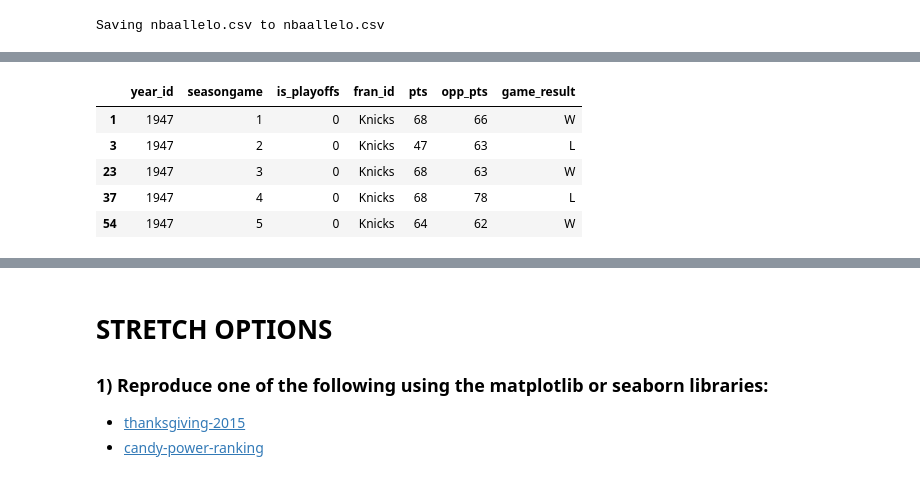
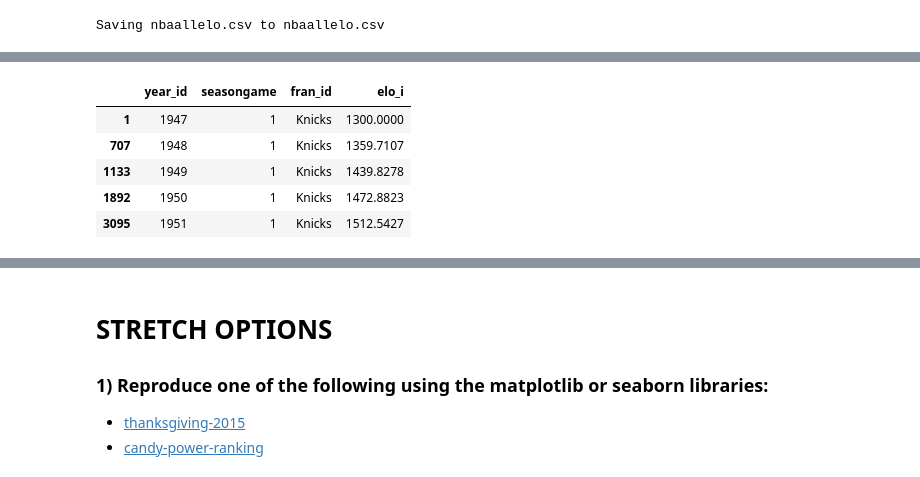
Before and after one commit to henryspg/DS-Unit-1-Sprint-1-Data-Wrangling-and-Storytelling, a Jupyter notebook: LS_DS_114_Make_Explanatory_Visualizations_Assignment_henry.ipynb, the cells around one changed output, grey strips where cells are left out. Cells and saved outputs as stored; diff of their text form; code cells hidden in the pictures.

```diff
--- a/LS_DS_114_Make_Explanatory_Visualizations_Assignment_henry.ipynb
+++ b/LS_DS_114_Make_Explanatory_Visualizations_Assignment_henry.ipynb
@@ -40,7 +40,7 @@ uploaded = files.upload()      ###  RUN first,  and then  Chese FILES !!!
 [interactive output not drawn]
 Saving nbaallelo.csv to nbaallelo.csv
 # %%
-df = pd.read_csv('nbaallelo.csv')
+df = pd.read_csv('nbaallelo.csv', usecols=['year_id', 'seasongame', 'fran_id', 'elo_i' ])
 
 print(df.shape)
 df.head()
@@ -66,12 +55,13 @@ df1.head()
 # %%
-# Want to show KNICKS:
+# GOAL:  Want to show the NBA - ELO rating of KNICKS:
 
-df2 = df1[df1['fran_id']== 'Knicks']
+# df2 = df1[(df1['fran_id']== 'Knicks') & (df1['seasongame']==1)]
+df2 = df[(df['fran_id']== 'Knicks') & (df['seasongame']==1)]
 df2.head()
 # %% [output]
-|  | year_id | seasongame | is_playoffs | fran_id | pts | opp_pts | game_result |
-| 1 | 1947 | 1 | 0 | Knicks | 68 | 66 | W |
-| 3 | 1947 | 2 | 0 | Knicks | 47 | 63 | L |
-| 23 | 1947 | 3 | 0 | Knicks | 68 | 63 | W |
-| 37 | 1947 | 4 | 0 | Knicks | 68 | 78 | L |
-| 54 | 1947 | 5 | 0 | Knicks | 64 | 62 | W |
+|  | year_id | seasongame | fran_id | elo_i |
+| 1 | 1947 | 1 | Knicks | 1300.0000 |
+| 707 | 1948 | 1 | Knicks | 1359.7107 |
+| 1133 | 1949 | 1 | Knicks | 1439.8278 |
+| 1892 | 1950 | 1 | Knicks | 1472.8823 |
+| 3095 | 1951 | 1 | Knicks | 1512.5427 |
```
Also changed, not shown: parts of 4 cells of this notebook.
